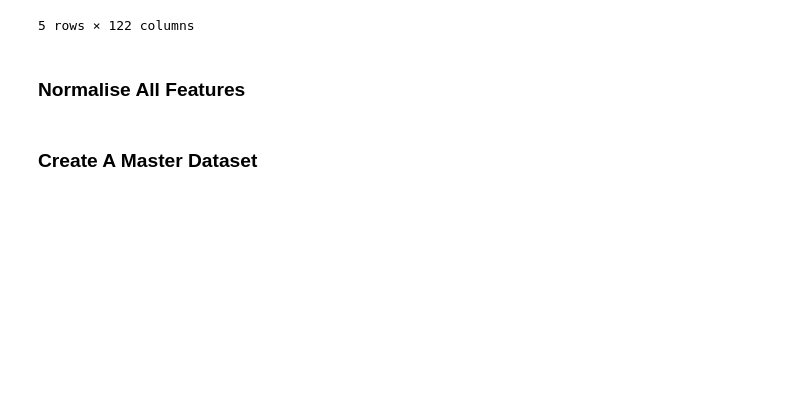
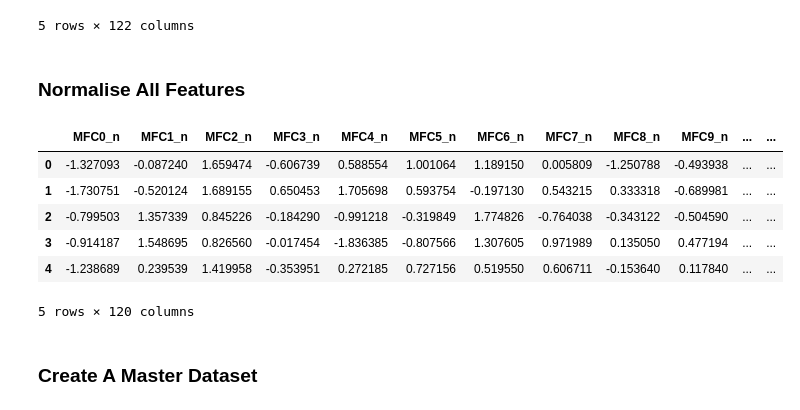
Before and after one commit to cksajil/MusicRJ, a Jupyter notebook: DataProcessing.ipynb, the cells around one changed output. Drawn from its saved outputs; the diff is of its cells as text; code cells hidden in the pictures; blank space fills up the shorter version.

```diff
--- a/DataProcessing.ipynb
+++ b/DataProcessing.ipynb
@@ -143 +141,11 @@ masterdata.head()
+# %%
+normfeatures.head()
+# %% [output]
+|  | MFC0_n | MFC1_n | MFC2_n | MFC3_n | MFC4_n | MFC5_n | MFC6_n | MFC7_n | MFC8_n | MFC9_n | ... | ... |
+| 0 | -1.327093 | -0.087240 | 1.659474 | -0.606739 | 0.588554 | 1.001064 | 1.189150 | 0.005809 | -1.250788 | -0.493938 | ... | ... |
+| 1 | -1.730751 | -0.520124 | 1.689155 | 0.650453 | 1.705698 | 0.593754 | -0.197130 | 0.543215 | 0.333318 | -0.689981 | ... | ... |
+| 2 | -0.799503 | 1.357339 | 0.845226 | -0.184290 | -0.991218 | -0.319849 | 1.774826 | -0.764038 | -0.343122 | -0.504590 | ... | ... |
+| 3 | -0.914187 | 1.548695 | 0.826560 | -0.017454 | -1.836385 | -0.807566 | 1.307605 | 0.971989 | 0.135050 | 0.477194 | ... | ... |
+| 4 | -1.238689 | 0.239539 | 1.419958 | -0.353951 | 0.272185 | 0.727156 | 0.519550 | 0.606711 | -0.153640 | 0.117840 | ... | ... |
+5 rows × 120 columns
 # %%
```
Also changed, not shown: parts of 13 cells of this notebook, 11 other files.
